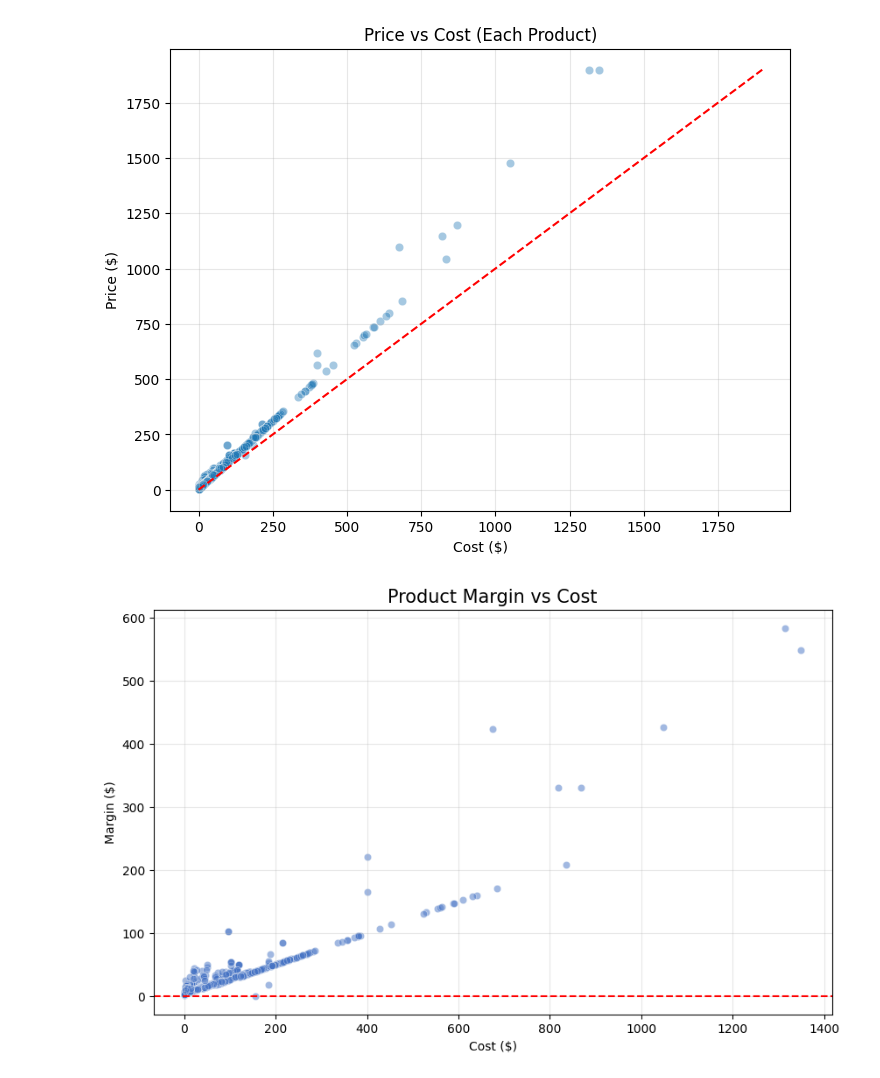
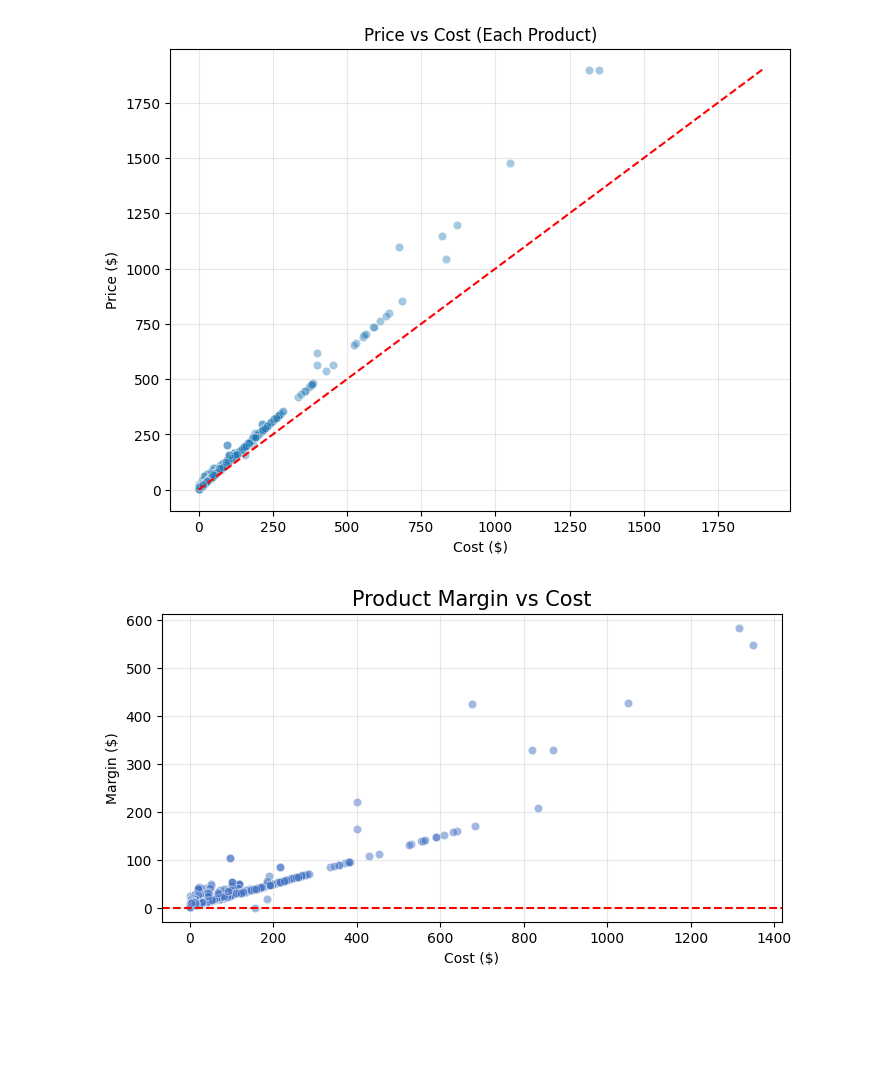
Before and after one commit to data-mosaic/Anna-Project, a Jupyter notebook: notebooks/03_modeling.ipynb, the cells around one changed output. Drawn from its saved outputs; the diff is of its cells as text; code cells hidden in the pictures; blank space fills up the shorter version.

```diff
--- a/notebooks/03_modeling.ipynb
+++ b/notebooks/03_modeling.ipynb
@@ -14,7 +14,3 @@ from matplotlib.colors import LinearSegmentedColormap
 #from sklearn.preprocessing import StandardScaler
 
 pd.set_option('display.max_columns', None)
-# %%
-plt.style.use('default')
-#plt.style.use('fivethirtyeight')
-#plt.style.use('bmh')
@@ -1232,25 +1213,25 @@ plt.show()
 # %%
 df_products["margin"] = (
     df_products["Products.price"] - df_products["Products.cost"]
 )
 
-plt.figure(figsize=(10, 6))
+plt.figure(figsize=(8, 4))
 
 sns.scatterplot(
     data=df_products,
     x="Products.cost",
     y="margin",
     alpha=0.5,
     color="#4472C4"
 )
 
 plt.axhline(0, color="red", linestyle="--")  # лінія нульової маржі
 
 plt.title("Product Margin vs Cost", fontsize=15)
 plt.xlabel("Cost ($)")
 plt.ylabel("Margin ($)")
 plt.grid(alpha=0.3)
 plt.show()
 # %% [output]
-[figure, old version]
+[figure, new version]
 # %%
```
Also changed, not shown: parts of 57 cells of this notebook, 1 other file.
